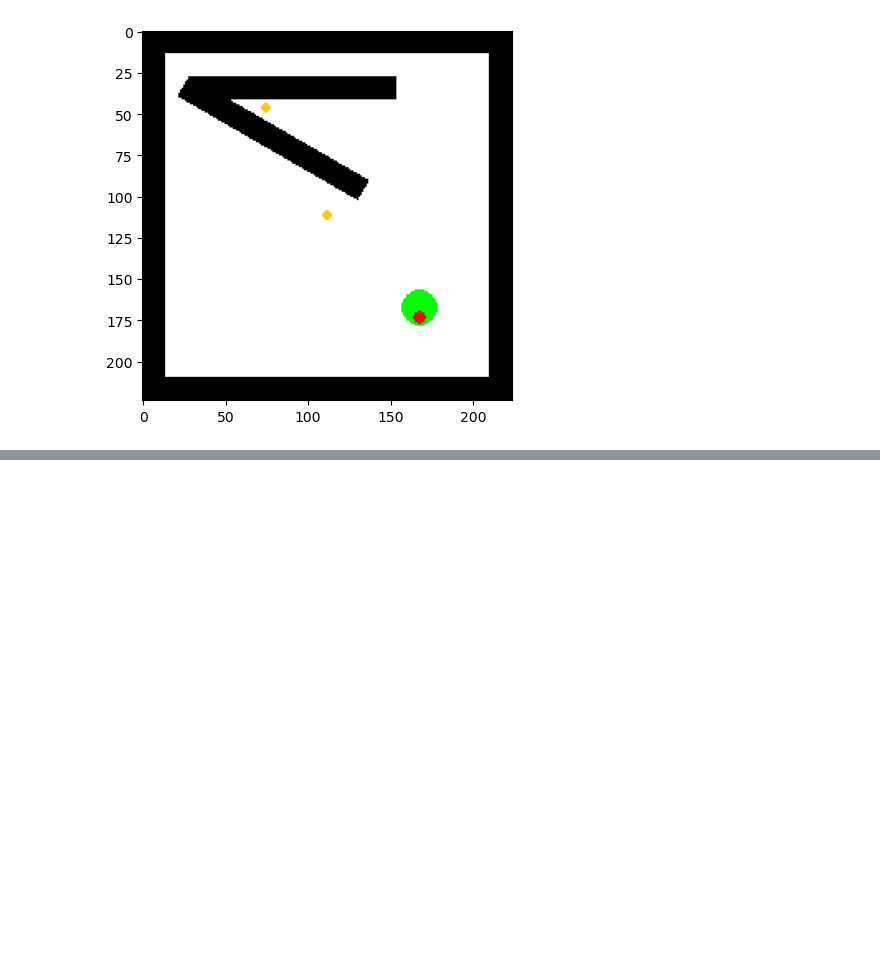
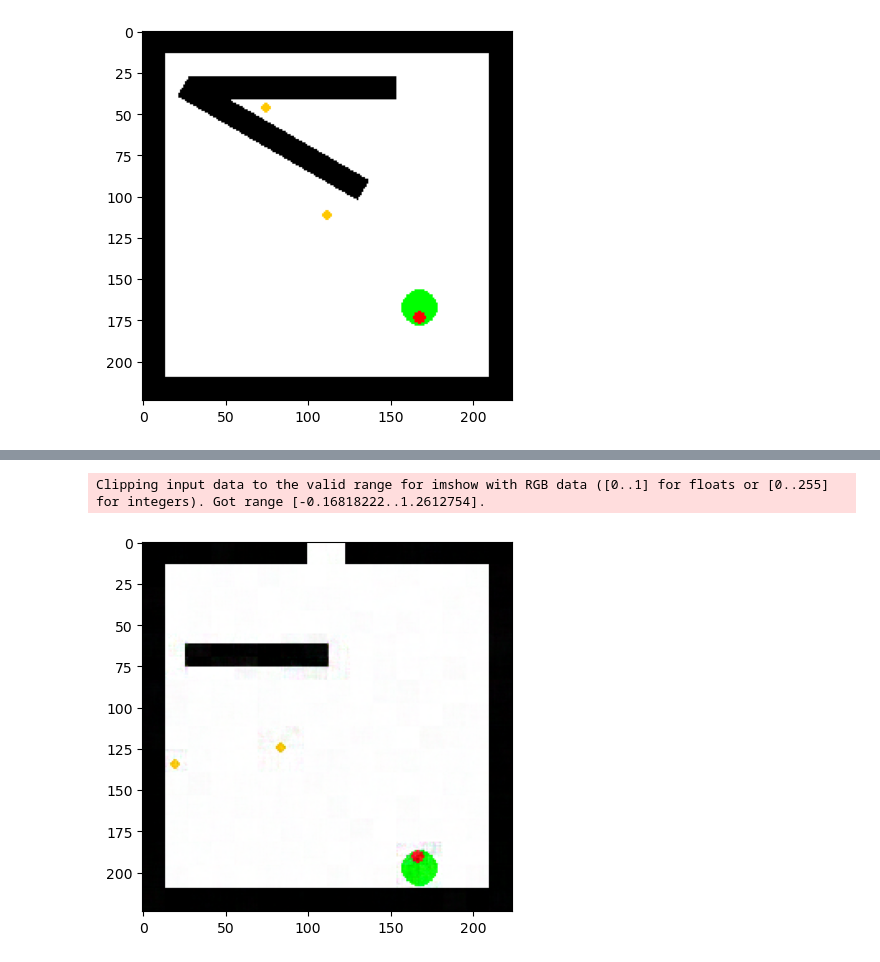
Before and after one commit to atbolsh/TransformerHomunculus, a Jupyter notebook: ImagePretraining.ipynb, the cells around one changed output, grey strips where cells are left out. Saved outputs shown, nothing was run; the diff lists cells and outputs as text; code cells hidden in the pictures; blank space fills up the shorter version.

```diff
--- a/ImagePretraining.ipynb
+++ b/ImagePretraining.ipynb
@@ -85,0 +116,9 @@ recon[0]
+# %%
+img_set = G.random_full_image_set(restrict_angles=True)
+img_tensor = torch.permute(torch.FloatTensor(img_set).to(device), (0, 3, 1, 2))
+# %%
+batch_size = img_tensor.size()[0]
+# %%
+text_context = torch.randn((batch_size, 32, 768), device=device)
+# %%
+recon = brain.img_autoencoder(img_tensor, text_context)
@@ -86,3 +127,6 @@ recon[0]
 # %%
-quick_display(recon[27])
+quick_display(recon[17])
+# %% [output]
+Clipping input data to the valid range for imshow with RGB data ([0..1] for floats or [0..255] for integers). Got range [-0.16818222..1.2612754].
+[figure, added]
 # %%
```
Also changed, not shown: parts of 7 cells of this notebook.
